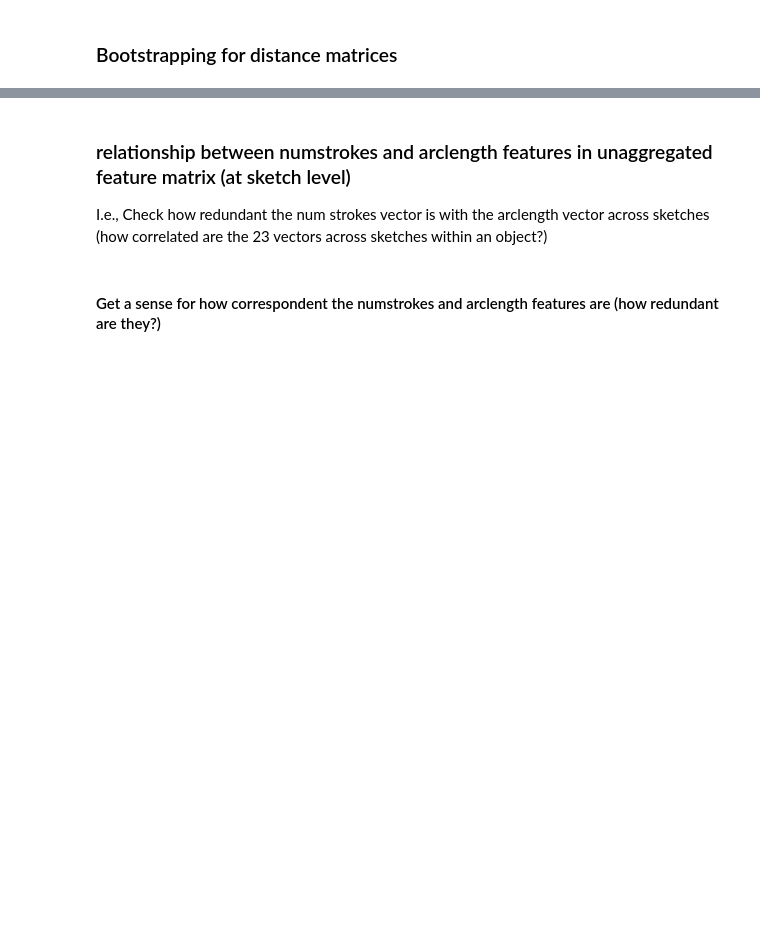
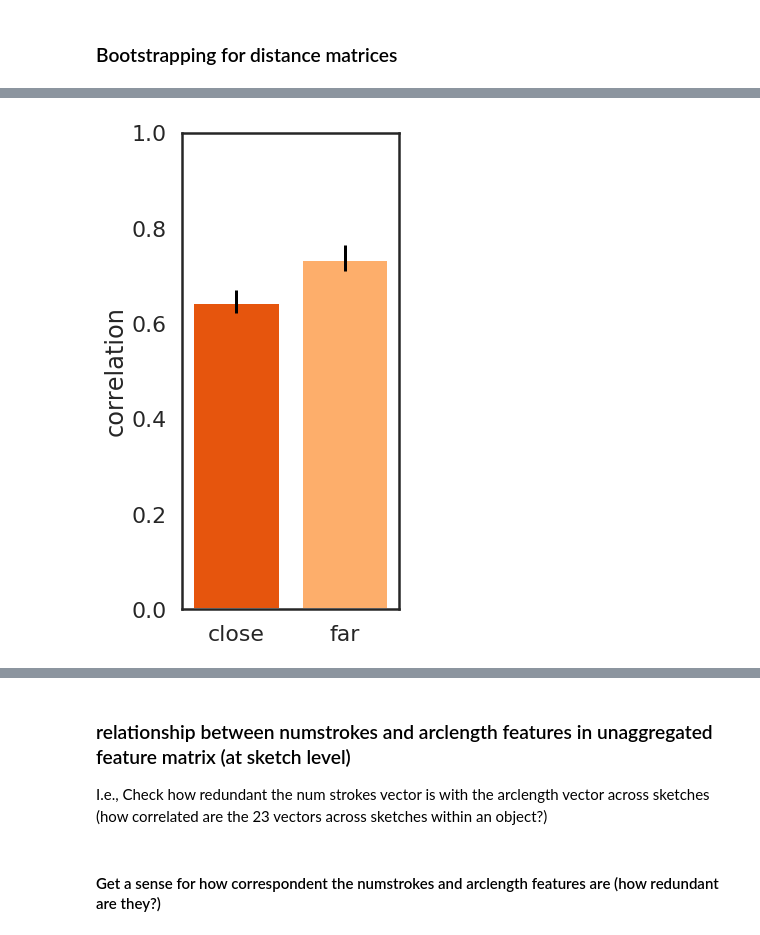
Before and after one commit to cogtoolslab/semantic_parts, a Jupyter notebook: analysis/kushinm/semantic_parts_feature_analysis.ipynb, the cells around one changed output, grey strips where cells are left out. Saved outputs shown, nothing was run; the diff lists cells and outputs as text; code cells hidden in the pictures; blank space fills up the shorter version.

Commit message:
apply color scheme to within/between plot and save fig to plot_dir

```diff
--- a/analysis/kushinm/semantic_parts_feature_analysis.ipynb
+++ b/analysis/kushinm/semantic_parts_feature_analysis.ipynb
@@ -846,16 +959,19 @@ upper_err = spreadfar[1]-np.array(mean_far_dists).mean(),spreadclose[1]-np.array
 errs= np.vstack((lower_err, upper_err))
 # %%
 y_pos = np.arange(2)
-fig = plt.figure(figsize=(4,8))
+fig = plt.figure(figsize=(5,8))
 sns.set_context('poster')
 colors = sns.color_palette('tab20c')
 color_list = [colors[4],colors[6]]
 plt.bar(y_pos,y_vals, yerr=errs,  width= 0.8, capsize=0,color=color_list)
 plt.ylim((0.,1.))
 plt.xlim((-0.5,1.5))
 plt.ylabel('correlation')
 plt.xticks(y_pos,['close','far'])
+plt.tight_layout()
 plt.savefig(os.path.join(plot_dir,'close_far_dispersion.pdf'))
+# %% [output]
+[figure, added]
 # %%
 spreaddiff= np.percentile(cf_mean_diff,2.5),np.percentile(cf_mean_diff,97.5)
 lower_err = np.array(cf_mean_diff).mean()-spreaddiff[0]
```
Also changed, not shown: parts of 25 cells of this notebook, 1 other file.
